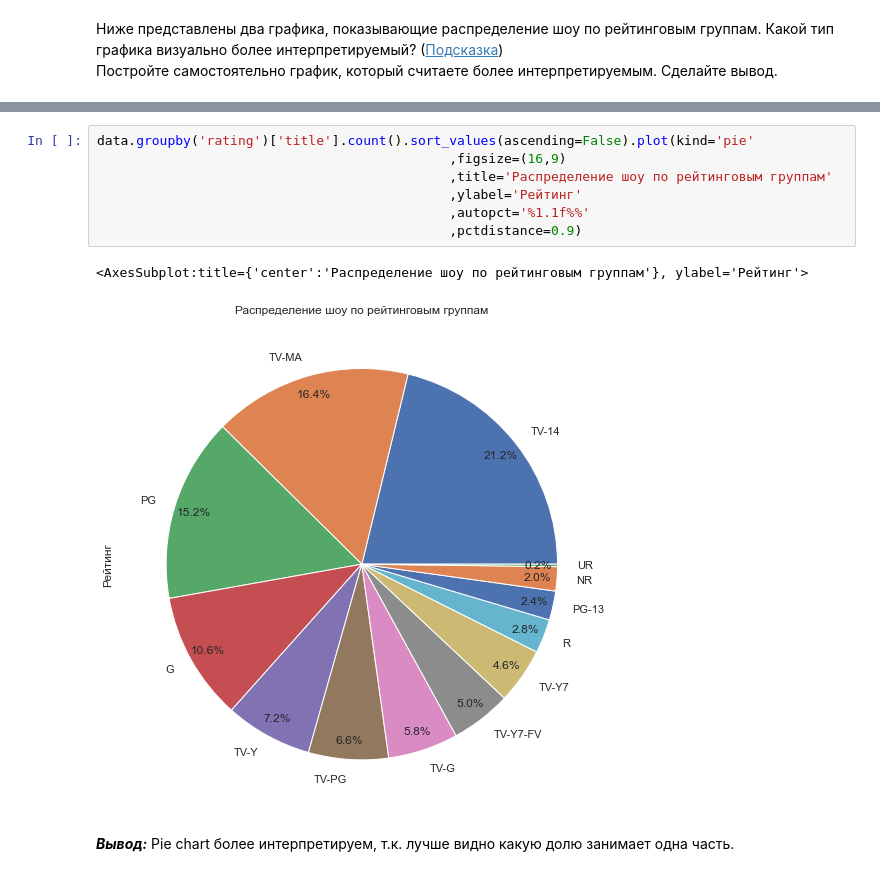
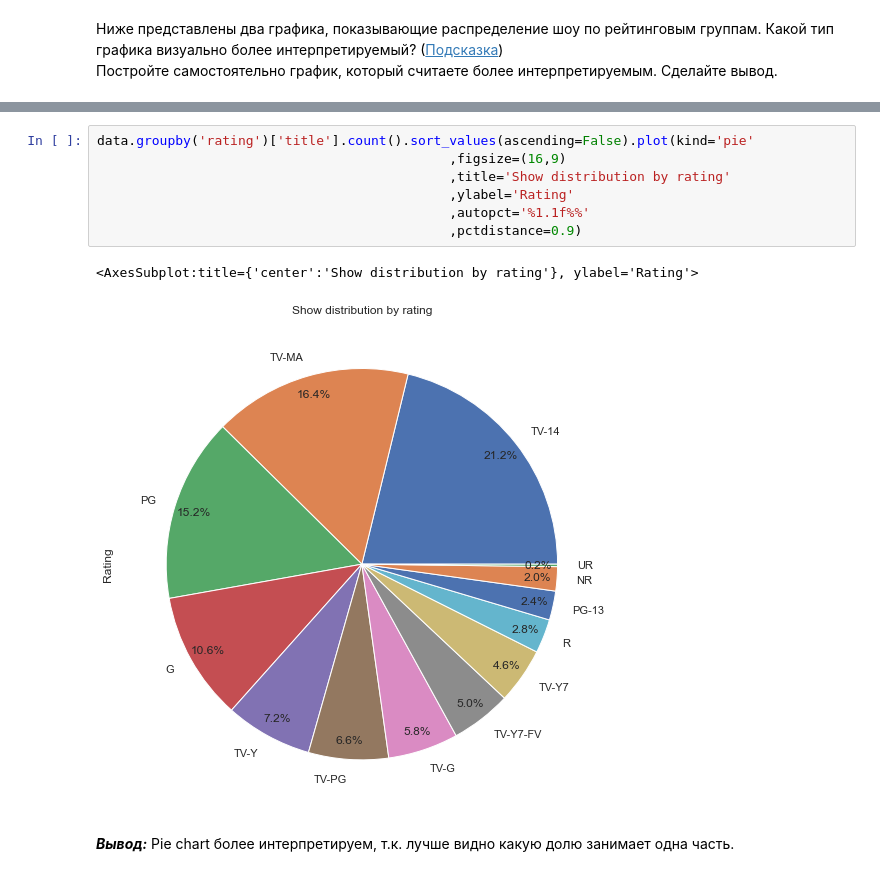
Before and after one commit to reboot2h/SberUniversity, a Jupyter notebook: Профильный модуль/Групповой проект 1/Обновленная_версия_Групповой_проект_Первичный_анализ_данных.ipynb, the cells around one changed output, grey strips where cells are left out. Drawn from its saved outputs; the diff is of its cells as text.

```diff
--- a/Профильный модуль/Групповой проект 1/Обновленная_версия_Групповой_проект_Первичный_анализ_данных.ipynb
+++ b/Профильный модуль/Групповой проект 1/Обновленная_версия_Групповой_проект_Первичный_анализ_данных.ipynb
@@ -203,13 +206,13 @@ data.groupby('release year').mean().loc[[2016, 2017]]
 # %%
 data.groupby('rating')['title'].count().sort_values(ascending=False).plot(kind='pie'
                                              ,figsize=(16,9)
-                                             ,title='Распределение шоу по рейтинговым группам'
-                                             ,ylabel='Рейтинг'
+                                             ,title='Show distribution by rating'
+                                             ,ylabel='Rating'
                                              ,autopct='%1.1f%%'
                                              ,pctdistance=0.9)
 # %% [output]
-<AxesSubplot:title={'center':'Распределение шоу по рейтинговым группам'}, ylabel='Рейтинг'>
+<AxesSubplot:title={'center':'Show distribution by rating'}, ylabel='Rating'>
-[figure, old version]
+[figure, new version]
 # %% [markdown]
 ***Вывод:*** Pie chart более интерпретируем, т.к. лучше видно какую долю занимает одна часть.
 # %% [markdown]
```
Also changed, not shown: parts of 15 cells of this notebook.
